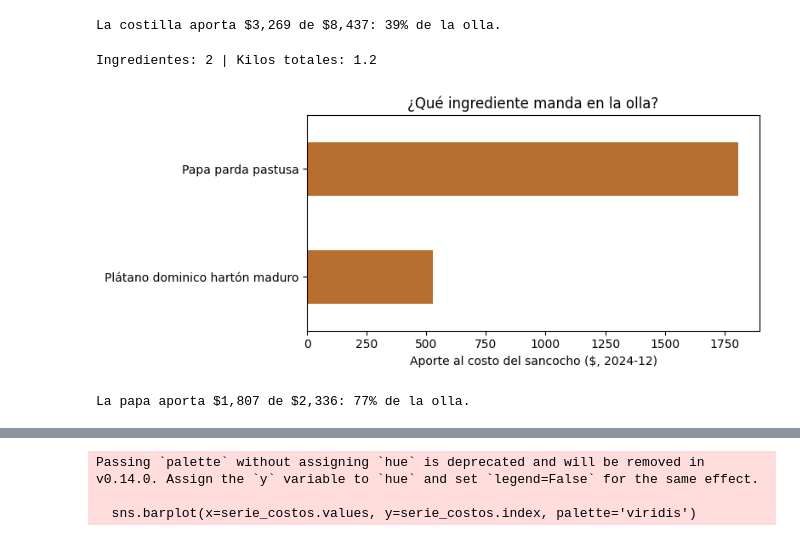
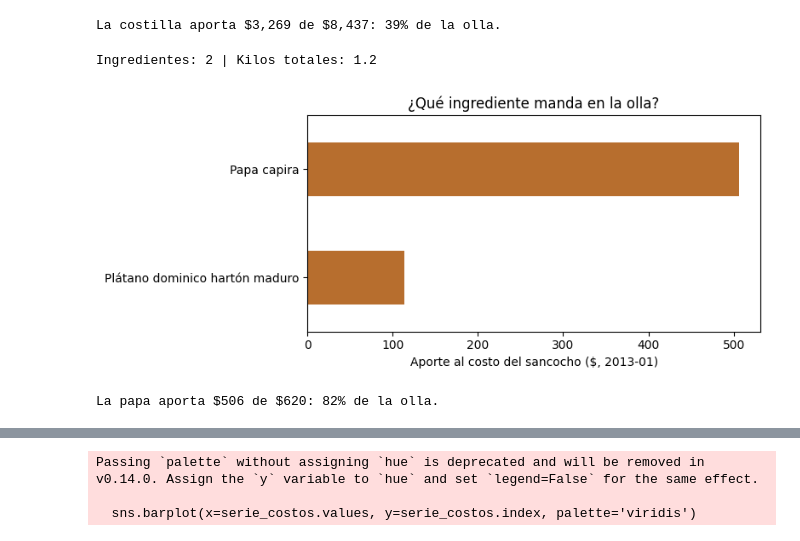
Before and after one commit to anordonezc/Lab-Calculo-D, a Jupyter notebook: L2_sesion1.ipynb, the cells around one changed output, grey strips where cells are left out. Cells and saved outputs as stored; diff of their text form; code cells hidden in the pictures.

```diff
--- a/L2_sesion1.ipynb
+++ b/L2_sesion1.ipynb
@@ -226,35 +226,35 @@ La costilla aporta $3,269 de $8,437: 39% de la olla.
 # %%
 
 RECETA = {
     "Plátano dominico hartón maduro":               0.2,
-    "Papa parda pastusa":       1.0,
+    "Papa capira":       1.0,
 }
 print("Ingredientes:", len(RECETA), "| Kilos totales:", sum(RECETA.values()))
 
-
+MES = df.loc[df["ciudad"] == CIUDAD, "fecha"].min()
 
 # ¿Qué ingrediente manda? Confronten P2 con los aportes al costo.
 mes_tabla = filtrar_productos(
     filtrar_mes(filtrar_ciudad(df, CIUDAD), MES), RECETA
 )
 precios_mes = mes_tabla.groupby("producto")["precio_kg"].mean()
 aportes = pd.Series({
     producto: kilos * precios_mes[producto]
     for producto, kilos in RECETA.items()
 }).sort_values()
 
 ax = aportes.plot.barh(figsize=(8, 3.5), color="#B76E2E")
 ax.set_xlabel(f"Aporte al costo del sancocho ($, {MES})")
 ax.set_title("¿Qué ingrediente manda en la olla?")
 plt.tight_layout()
 plt.show()
 
 total = aportes.sum()
-espinazo = aportes["Papa parda pastusa"]
+espinazo = aportes["Papa capira"]
 print(f"La papa aporta ${espinazo:,.0f} de ${total:,.0f}: {100 * espinazo / total:.0f}% de la olla.")
 
 # ✏️ Para P3, cambien la receta a solo papa y plátano; comparen el primer y último mes.
 # %% [output]
 Ingredientes: 2 | Kilos totales: 1.2
-[figure, old version]
+[figure, new version]
-La papa aporta $1,807 de $2,336: 77% de la olla.
+La papa aporta $506 de $620: 82% de la olla.
```
Also changed, not shown: parts of 3 cells of this notebook.
